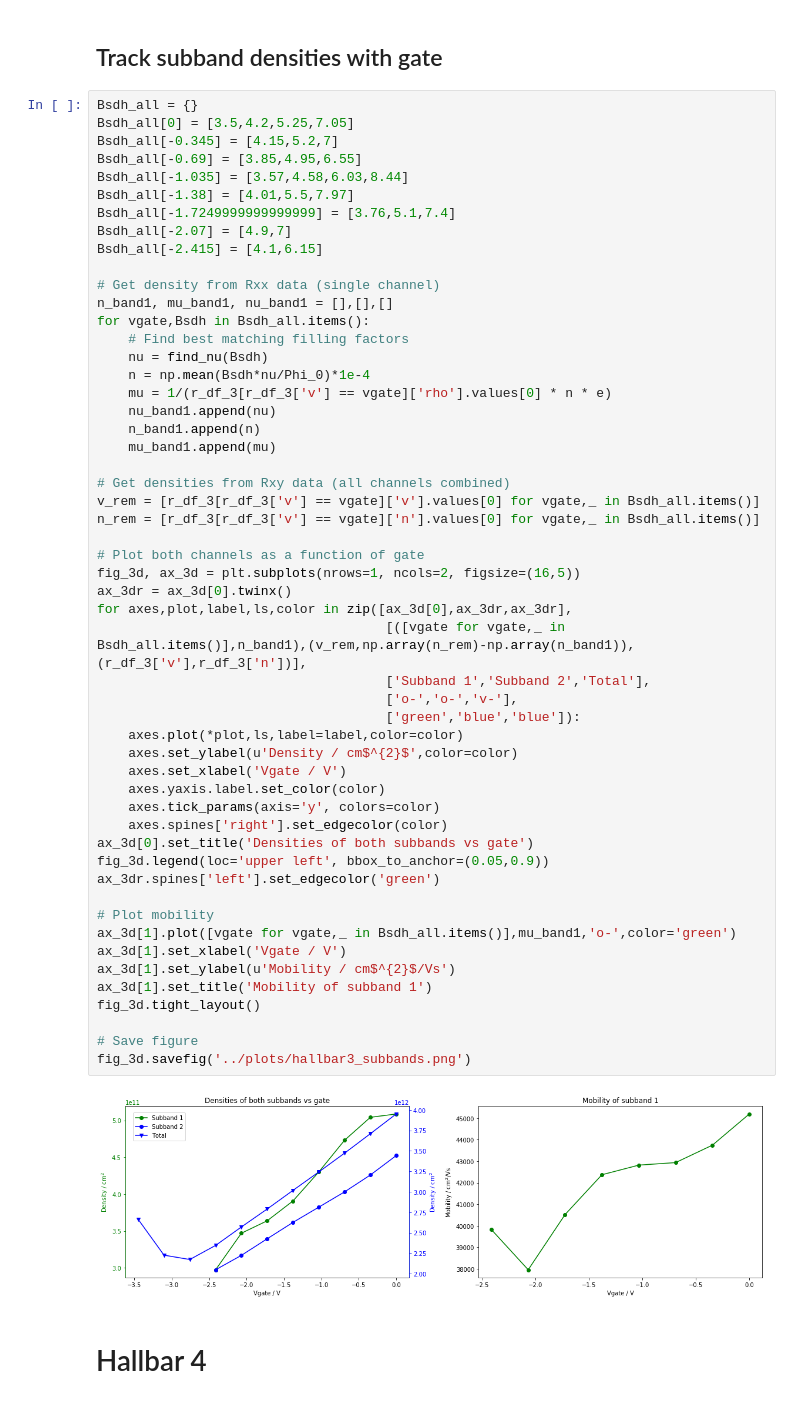
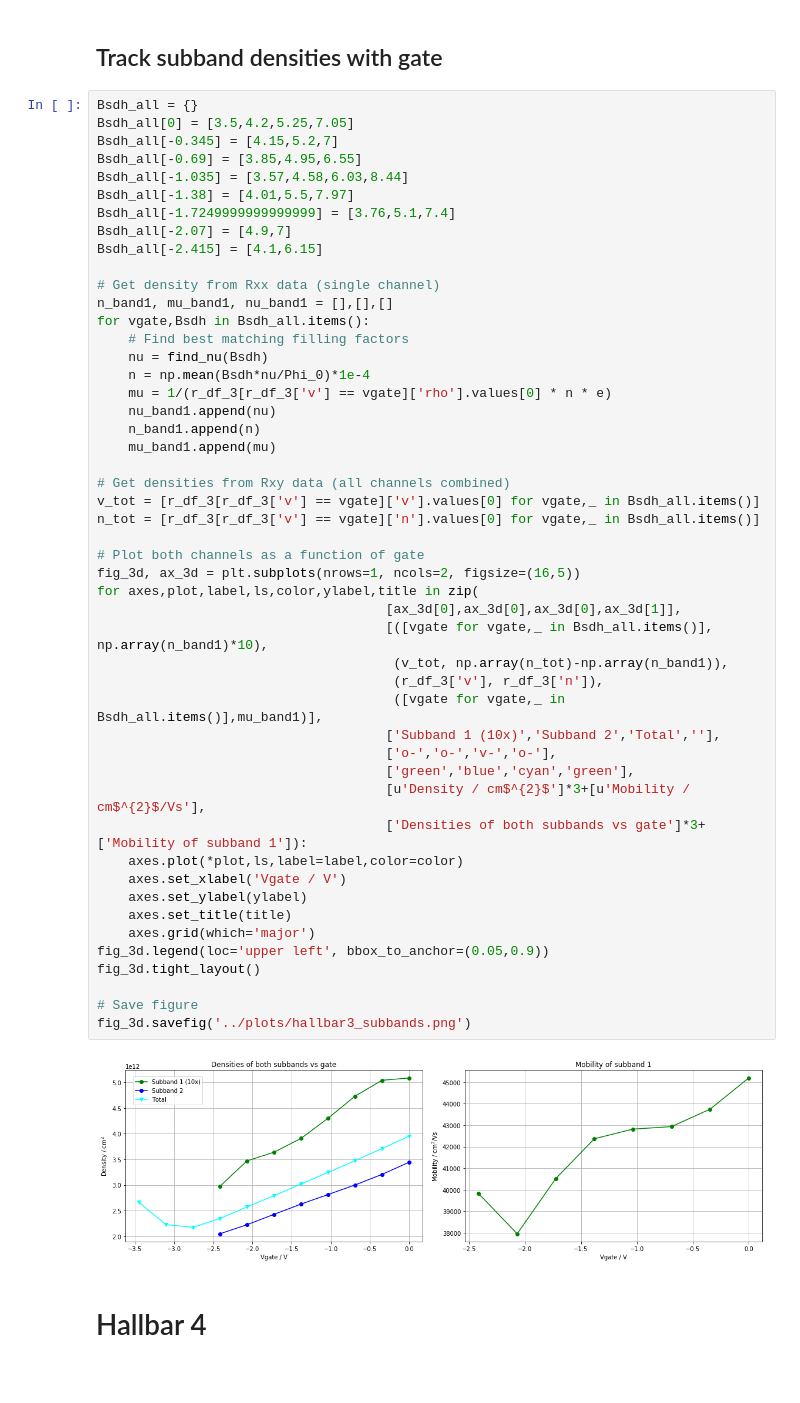
Before and after one commit to danielbouman/2deg, a Jupyter notebook: JSL109_01_hallbar_analysis.ipynb, the cells around one changed output. Saved outputs shown, nothing was run; the diff lists cells and outputs as text.

```diff
--- a/JSL109_01_hallbar_analysis.ipynb
+++ b/JSL109_01_hallbar_analysis.ipynb
@@ -313,54 +313,50 @@ Bsdh_all[-0.345] = [4.15,5.2,7]
 Bsdh_all[-0.69] = [3.85,4.95,6.55]
 Bsdh_all[-1.035] = [3.57,4.58,6.03,8.44]
 Bsdh_all[-1.38] = [4.01,5.5,7.97]
 Bsdh_all[-1.7249999999999999] = [3.76,5.1,7.4]
 Bsdh_all[-2.07] = [4.9,7]
 Bsdh_all[-2.415] = [4.1,6.15]
 
 # Get density from Rxx data (single channel)
 n_band1, mu_band1, nu_band1 = [],[],[]
 for vgate,Bsdh in Bsdh_all.items():
     # Find best matching filling factors
     nu = find_nu(Bsdh)
     n = np.mean(Bsdh*nu/Phi_0)*1e-4
     mu = 1/(r_df_3[r_df_3['v'] == vgate]['rho'].values[0] * n * e)
     nu_band1.append(nu)
     n_band1.append(n)
     mu_band1.append(mu)
 
 # Get densities from Rxy data (all channels combined)
-v_rem = [r_df_3[r_df_3['v'] == vgate]['v'].values[0] for vgate,_ in Bsdh_all.items()]
-n_rem = [r_df_3[r_df_3['v'] == vgate]['n'].values[0] for vgate,_ in Bsdh_all.items()]
+v_tot = [r_df_3[r_df_3['v'] == vgate]['v'].values[0] for vgate,_ in Bsdh_all.items()]
+n_tot = [r_df_3[r_df_3['v'] == vgate]['n'].values[0] for vgate,_ in Bsdh_all.items()]
 
 # Plot both channels as a function of gate
 fig_3d, ax_3d = plt.subplots(nrows=1, ncols=2, figsize=(16,5))
-ax_3dr = ax_3d[0].twinx()
-for axes,plot,label,ls,color in zip([ax_3d[0],ax_3dr,ax_3dr],
-                                     [([vgate for vgate,_ in Bsdh_all.items()],n_band1),(v_rem,np.array(n_rem)-np.array(n_band1)),(r_df_3['v'],r_df_3['n'])],
-                                     ['Subband 1','Subband 2','Total'],
-                                     ['o-','o-','v-'],
-                                     ['green','blue','blue']):
+for axes,plot,label,ls,color,ylabel,title in zip(
+                                     [ax_3d[0],ax_3d[0],ax_3d[0],ax_3d[1]],
+                                     [([vgate for vgate,_ in Bsdh_all.items()], np.array(n_band1)*10),
+                                      (v_tot, np.array(n_tot)-np.array(n_band1)),
+                                      (r_df_3['v'], r_df_3['n']),
+                                      ([vgate for vgate,_ in Bsdh_all.items()],mu_band1)],
+                                     ['Subband 1 (10x)','Subband 2','Total',''],
+                                     ['o-','o-','v-','o-'],
+                                     ['green','blue','cyan','green'],
+                                     [u'Density / cm$^{2}$']*3+[u'Mobility / cm$^{2}$/Vs'],
+                                     ['Densities of both subbands vs gate']*3+['Mobility of subband 1']):
     axes.plot(*plot,ls,label=label,color=color)
-    axes.set_ylabel(u'Density / cm$^{2}$',color=color)
     axes.set_xlabel('Vgate / V')
-    axes.yaxis.label.set_color(color)
-    axes.tick_params(axis='y', colors=color)
-    axes.spines['right'].set_edgecolor(color)
-ax_3d[0].set_title('Densities of both subbands vs gate')
+    axes.set_ylabel(ylabel)
+    axes.set_title(title)
+    axes.grid(which='major')
 fig_3d.legend(loc='upper left', bbox_to_anchor=(0.05,0.9))
-ax_3dr.spines['left'].set_edgecolor('green')
-
-# Plot mobility
-ax_3d[1].plot([vgate for vgate,_ in Bsdh_all.items()],mu_band1,'o-',color='green')
-ax_3d[1].set_xlabel('Vgate / V')
-ax_3d[1].set_ylabel(u'Mobility / cm$^{2}$/Vs')
-ax_3d[1].set_title('Mobility of subband 1')
 fig_3d.tight_layout()
 
 # Save figure
 fig_3d.savefig('../plots/hallbar3_subbands.png')
 # %% [output]
-[figure, old version]
+[figure, new version]
 # %% [markdown]
 # Hallbar 4
 # %% [markdown]
```
Also changed, not shown: parts of 3 cells of this notebook.
